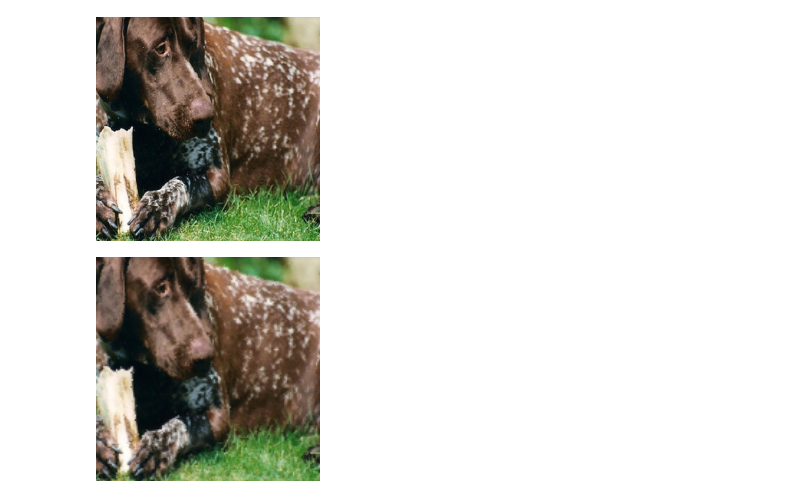
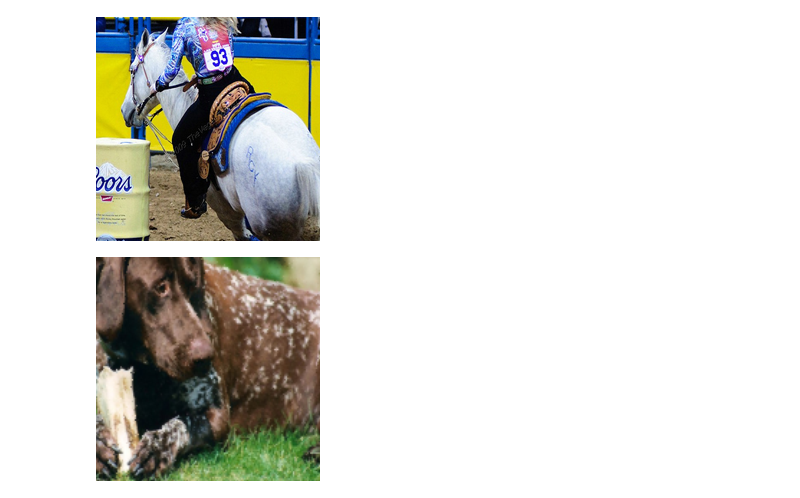
Before and after one commit to beotborry/ConformalXAI, a Jupyter notebook: explanation.ipynb, the cells around one changed output. Drawn from its saved outputs; the diff is of its cells as text; code cells hidden in the pictures.

```diff
--- a/explanation.ipynb
+++ b/explanation.ipynb
@@ -20,32 +20,34 @@ T_config
 # %%
-orig_img_path = "/home/juhyeon/Imagenet/train/n02100236/n02100236_18.JPEG"
+# orig_img_path = "/home/juhyeon/Imagenet/train/n02100236/n02100236_18.JPEG"
 # orig_img_path = "/home/juhyeon/Imagenet/train/n01443537/n01443537_605.JPEG"
 # orig_img_path = "/home/juhyeon/Imagenet/train/n01614925/n01614925_13.JPEG"
 # orig_img_path = "/home/juhyeon/Imagenet/train/n02100236/n02100236_390.JPEG"
+orig_img_path = "/home/juhyeon/Imagenet/val/n02795169/ILSVRC2012_val_00028797.JPEG"
 
 
 model = resnet50(weights = ResNet50_Weights.DEFAULT).eval().cuda()
 
 
 orig_img = Image.open(orig_img_path)
-# _orig_img = tensorize(center_crop_224(resize_232(orig_img))).unsqueeze(0).cuda()
+_orig_img = tensorize(resize_224(orig_img)).unsqueeze(0).cuda()
+center_cropped = tensorize(center_crop_224(resize_322(orig_img))).unsqueeze(0).cuda()
 
 
 expl_method = "LayerXAct"
 expl_func = ExplFactory().get_explainer(model = model, expl_method = expl_method)
 
 # center_crop_224(resize_322(orig_img))
 
 # center_crop_224(resize_322(center_crop_224(resize_322(orig_img))))
 
 center_crop_224(resize_322(orig_img))
 # tmp = center_crop_224(resize_322(orig_img))
 # tmp
 # orig_img = center_crop_224(resize_322(orig_img))
 
 # orig_img
 # %% [output]
-[figure, old version]
+[figure, new version]
 # %%
 center_crop_224(resize_322(T_inv_spatial(T_spatial(resize_224(orig_img)))))
 # %% [output]
```
Also changed, not shown: parts of 2 cells of this notebook, 5 other files.
